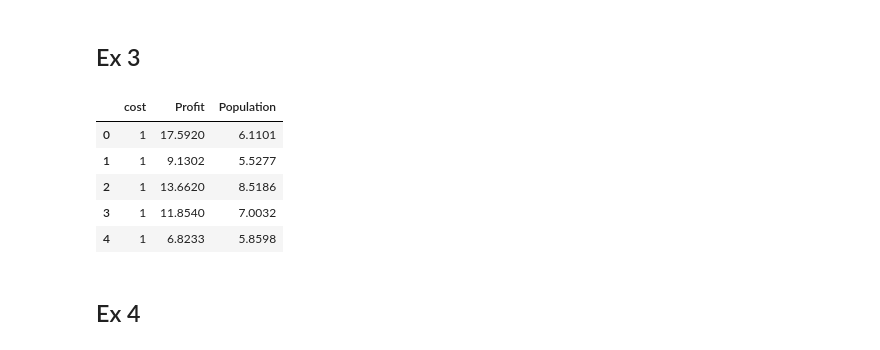
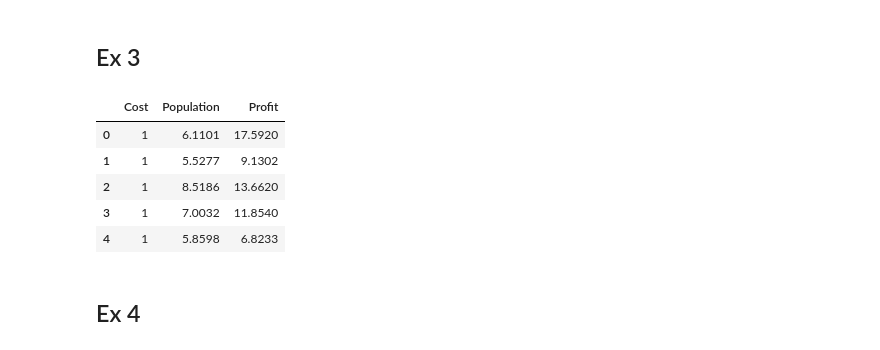
Before and after one commit to ArturBa/agh_machine_learning, a Jupyter notebook: lab_3/lab_3.ipynb, the cells around one changed output. Cells and saved outputs as stored; diff of their text form; code cells hidden in the pictures.

```diff
--- a/lab_3/lab_3.ipynb
+++ b/lab_3/lab_3.ipynb
@@ -43,16 +42,15 @@ plt.show()
 # %% [markdown]
 ## Ex 3
-# %%
-data['cost'] = 1
-data = data[data.columns[[2,1,0]]]
-data.head()
-# %% [output]
-|  | cost | Profit | Population |
-| 0 | 1 | 17.5920 | 6.1101 |
-| 1 | 1 | 9.1302 | 5.5277 |
-| 2 | 1 | 13.6620 | 8.5186 |
-| 3 | 1 | 11.8540 | 7.0032 |
-| 4 | 1 | 6.8233 | 5.8598 |
+# %%
+data.insert(loc=0, column='Cost', value=1, allow_duplicates=False)
+data.head()
+# %% [output]
+|  | Cost | Population | Profit |
+| 0 | 1 | 6.1101 | 17.5920 |
+| 1 | 1 | 5.5277 | 9.1302 |
+| 2 | 1 | 8.5186 | 13.6620 |
+| 3 | 1 | 7.0032 | 11.8540 |
+| 4 | 1 | 5.8598 | 6.8233 |
 # %% [markdown]
 ## Ex 4
 # %%
```
Also changed, not shown: parts of 21 cells of this notebook.
